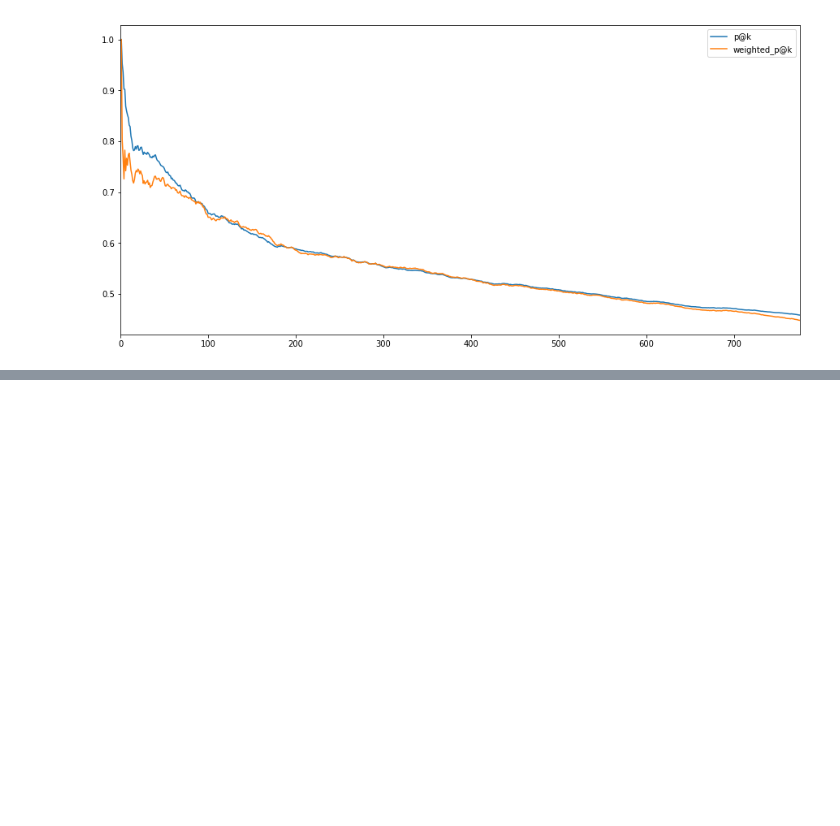
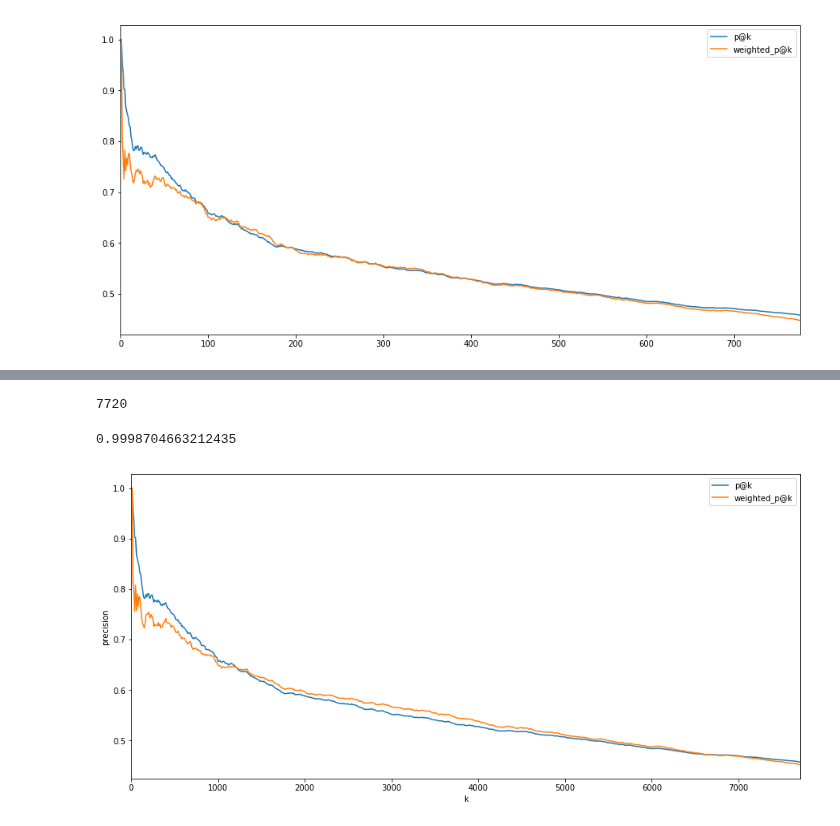
Before and after one commit to BrianDavisMath/FDA-COVID19, a Jupyter notebook: notebooks/p@k plots.ipynb, the cells around one changed output, grey strips where cells are left out. Saved outputs shown, nothing was run; the diff lists cells and outputs as text; code cells hidden in the pictures; blank space fills up the shorter version.

Commit message:
Added plot new gamma-based weight for p@k over the product of the four LDA values.

```diff
--- a/notebooks/p@k plots.ipynb
+++ b/notebooks/p@k plots.ipynb
@@ -278,3 +278,14 @@ fig, ax = plt.subplots(figsize=(15,7))
 _ = df_results[['p@k', 'weighted_p@k']].plot(ax=ax)
 # %% [output]
 [figure]
+# %%
+# Now test p@k and weighted p@k over the product of the four LDA weights (binary and continuous over pid and cid)
+
+df_probabilities = pd.read_csv('p_at_k_data/probabilities.csv').drop_duplicates(['cid', 'pid'])
+df_probabilities.sort_values(by='combined_predict_proba', ascending=False, inplace=True)
+
+merged_df.drop_duplicates(['cid', 'pid'], inplace=True)
+df_validation = pd.merge(df_probabilities, merged_df.drop(['activity'], axis=1), how='inner', on=['cid','pid'])
+
+print(len(df_validation))
+df_validation.head()
@@ -280,0 +301,22 @@ _ = df_results[['p@k', 'weighted_p@k']].plot(ax=ax)
+# %%
+len(df_probabilities)
+# %% [output]
+7720
+# %%
+df_validation['latent_prob_delta_ratio'] = \
+    df_validation['cid_latent_prob_delta_ratio']* \
+    df_validation['pid_latent_prob_delta_ratio']* \
+    df_validation['cid_binary_weights']* \
+    df_validation['pid_binary_weights']
+
+
+df_results = calculate_weights(df_validation)
+df_validation['weight_rank'].max()
+# %% [output]
+0.9998704663212435
+# %%
+fig, ax = plt.subplots(figsize=(15,7))
+ax.set_ylabel('precision')
+_ = df_results[['k', 'p@k', 'weighted_p@k']].plot(x='k', ax=ax)
+# %% [output]
+[figure, added]
```
Also changed, not shown: parts of 9 cells of this notebook.
